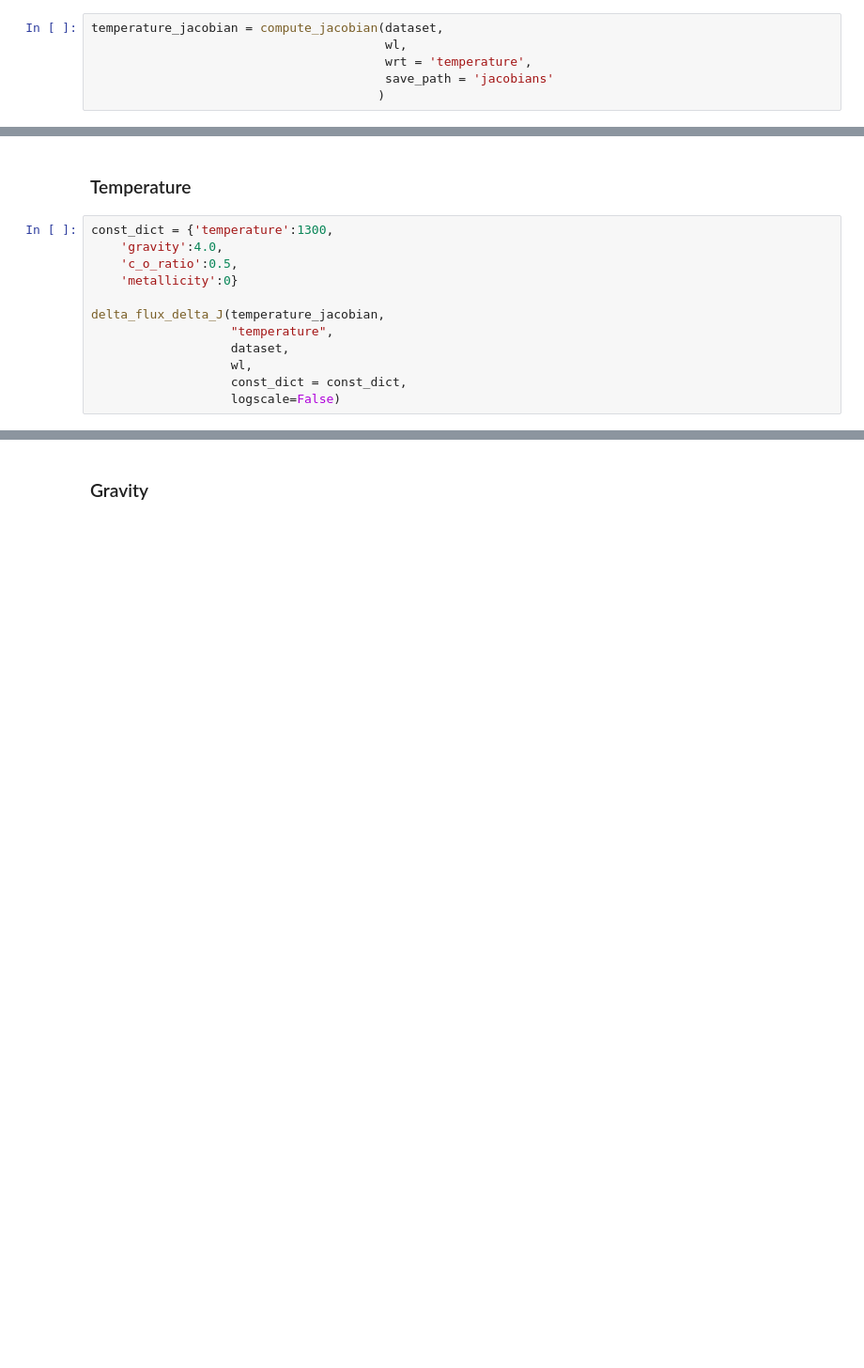
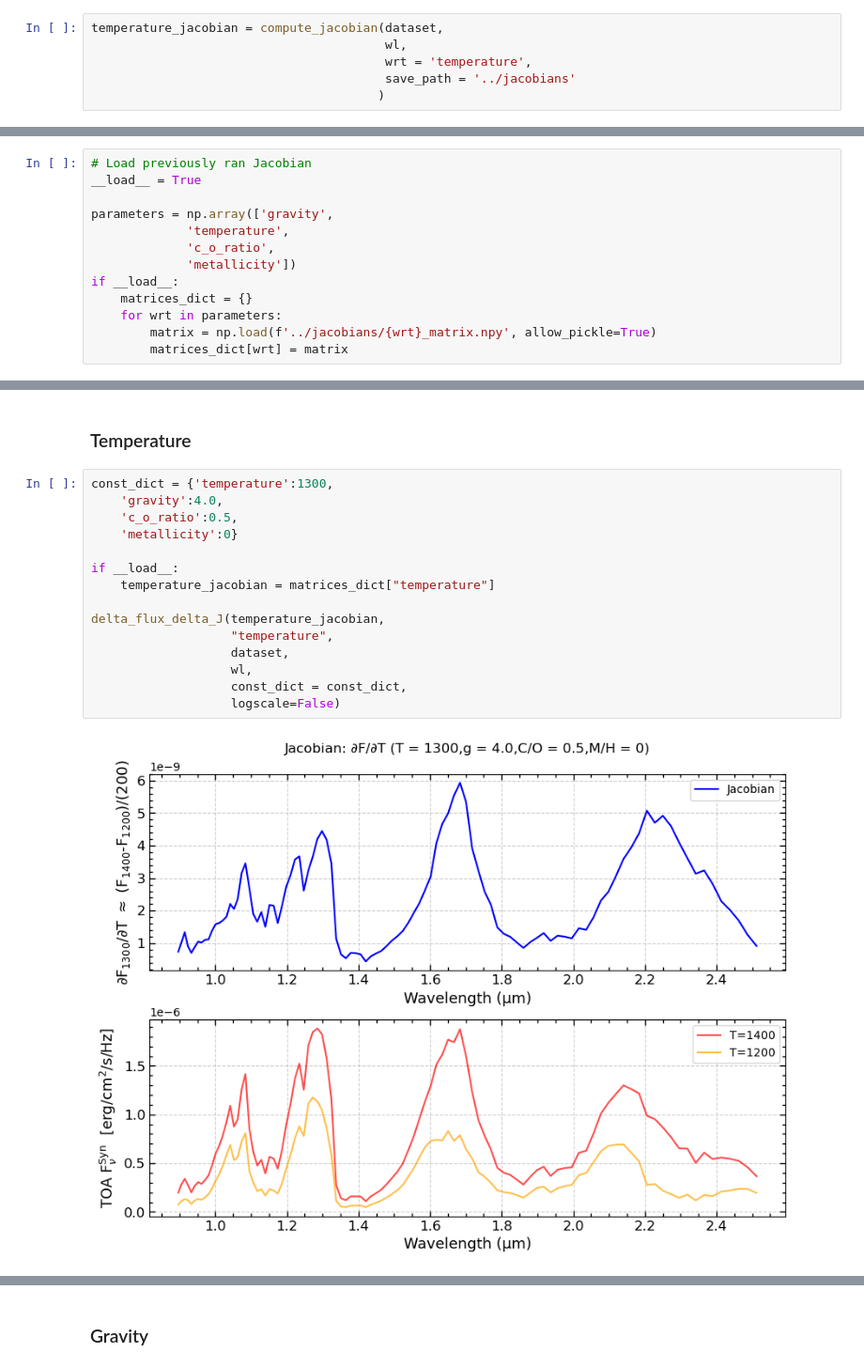
Before and after one commit to emader12/feature-importance-xai-ic, a Jupyter notebook: notebooks/3_Compute_IC.ipynb, the cells around one changed output, grey strips where cells are left out. Shown at 94% size. Cells and saved outputs as stored; diff of their text form; blank space fills up the shorter version.

```diff
--- a/notebooks/3_Compute_IC.ipynb
+++ b/notebooks/3_Compute_IC.ipynb
@@ -44,5 +44,5 @@ This function can ingest any param grid given good except needs exactly 4 parame
 temperature_jacobian = compute_jacobian(dataset,
                                         wl,
                                         wrt = 'temperature',
-                                        save_path = 'jacobians'
+                                        save_path = '../jacobians'
                                        )
@@ -70,6 +68,19 @@ c_o_ratio_jacobian = compute_jacobian(dataset,
 ## **3. Visualize Jacobian**
 # %% [markdown]
 Check output by taking a look at the Jacobian value by wavelength, compared to the spectra that determined the estimated partial derivative.
+# %%
+# Load previously ran Jacobian
+__load__ = True
+
+parameters = np.array(['gravity',
+             'temperature',
+             'c_o_ratio',
+             'metallicity'])
+if __load__:
+    matrices_dict = {}
+    for wrt in parameters:
+        matrix = np.load(f'../jacobians/{wrt}_matrix.npy', allow_pickle=True)
+        matrices_dict[wrt] = matrix
 # %% [markdown]
 ### **Needs to be generalized⬇️**
 This plotting function just needs to ingest different labels for visualization purposes, it already is structured for any parameter list.
@@ -78,12 +89,17 @@ This plotting function just needs to ingest different labels for visualization p
 # %%
 const_dict = {'temperature':1300,
     'gravity':4.0,
     'c_o_ratio':0.5,
     'metallicity':0}
+
+if __load__:
+    temperature_jacobian = matrices_dict["temperature"]
 
 delta_flux_delta_J(temperature_jacobian,
                    "temperature",
                    dataset,
                    wl,
                    const_dict = const_dict,
                    logscale=False)
+# %% [output]
+[figure, added]
```
Also changed, not shown: parts of 8 cells of this notebook, 4 other files.
